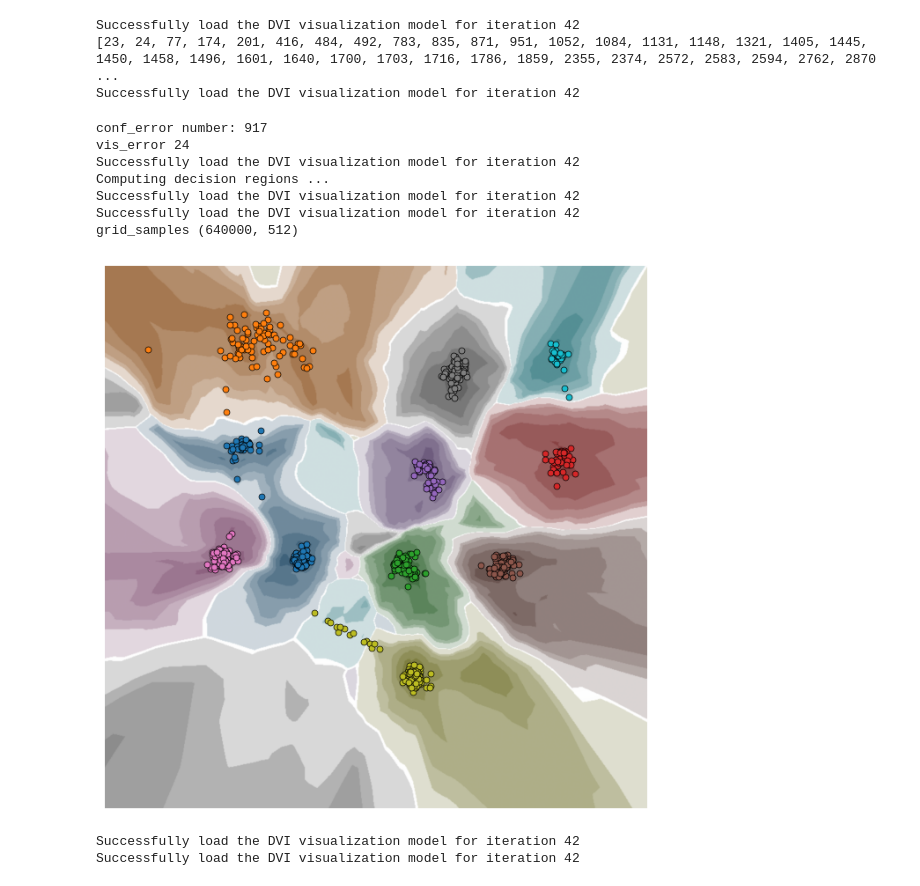
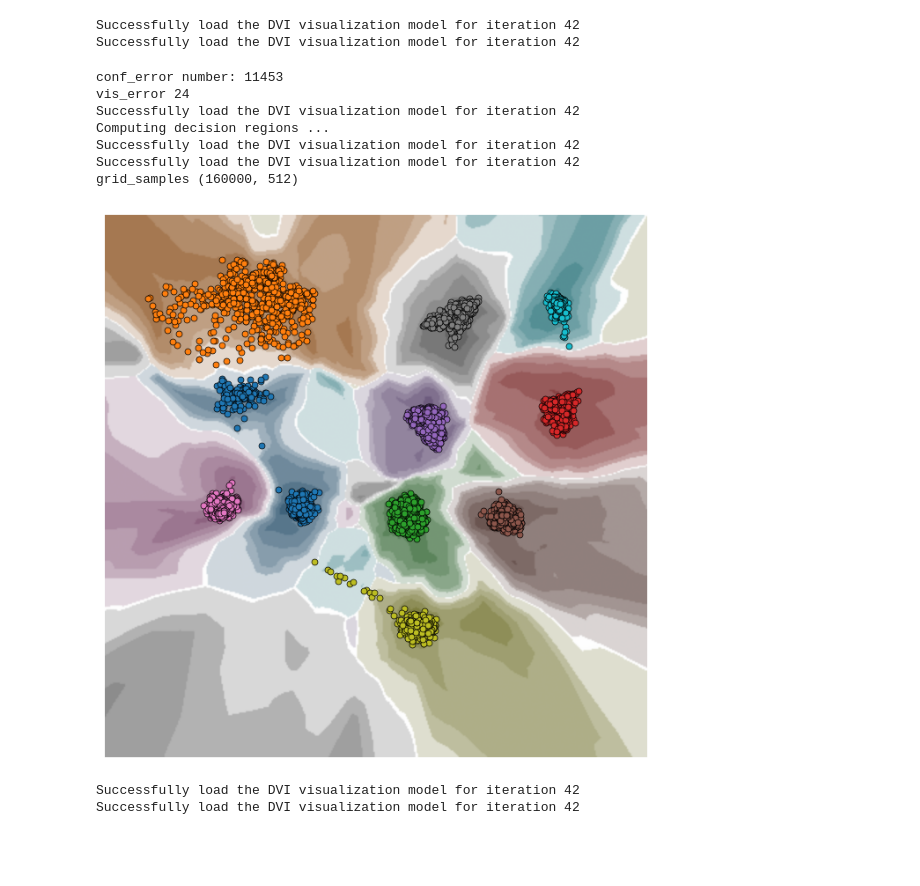
Before and after one commit to code-philia/Trustvis, a Jupyter notebook: freeze_decoder.ipynb, the cells around one changed output. Saved outputs shown, nothing was run; the diff lists cells and outputs as text; code cells hidden in the pictures; blank space fills up the shorter version.

```diff
--- a/freeze_decoder.ipynb
+++ b/freeze_decoder.ipynb
@@ -147,38 +147,37 @@ diff = (sort_preds[:, -1] - sort_preds[:, -2]) / (sort_preds[:, -1] - sort_preds
 inv = projector.batch_inverse(epoch, emb)
 inv_pred = data_provider.get_pred(epoch, inv)
 inv_sort_preds = np.sort(inv_pred, axis=1)
 inv_diff = (inv_sort_preds[:, -1] - inv_sort_preds[:, -2]) / (inv_sort_preds[:, -1] - inv_sort_preds[:, 0])
 conf_error = []
 for i in range(len(diff)):
-    if abs(diff[i] - inv_diff[i]) > 0.2:
+    if abs(diff[i] - inv_diff[i]) > 0.1:
         conf_error.append(i)
 print("conf_error number:", len(conf_error))
 # from singleVis.eval.evaluate import *
 # val = evaluate_proj_nn_perseverance_knn(train_data, emb, n_neighbors=15, metric="euclidean")
 from singleVis.visualizer import visualizer
 now = time.strftime("%Y-%m-%d-%H_%M_%S", time.localtime(time.time()))
 k=0
 inv_pred_Res = inv_pred.argmax(axis=1)
 for i in range(len(inv_pred_Res)):
     if inv_pred_Res[i] != new_pred_Res[i]:
         k=k+1
 print("vis_error",k)
-vis = visualizer(data_provider, projector, 800, "tab10")
+vis = visualizer(data_provider, projector, 400, "tab10")
 vis.savefig_custom(epoch, path=os.path.join(save_dir, "{}_{}_{}_{}.png".format(DATASET, epoch, VIS_METHOD,now)),
             pred=new_pred_Res[conf_error],
             train_labels=new_pred_Res[conf_error],
             embedding=emb[conf_error])
 # %% [output]
 Successfully load the DVI visualization model for iteration 42
-[23, 24, 77, 174, 201, 416, 484, 492, 783, 835, 871, 951, 1052, 1084, 1131, 1148, 1321, 1405, 1445, 1450, 1458, 1496, 1601, 1640, 1700, 1703, 1716, 1786, 1859, 2355, 2374, 2572, 2583, 2594, 2762, 2870 ...
 Successfully load the DVI visualization model for iteration 42
-conf_error number: 917
+conf_error number: 11453
 vis_error 24
 Successfully load the DVI visualization model for iteration 42
 Computing decision regions ...
 Successfully load the DVI visualization model for iteration 42
 Successfully load the DVI visualization model for iteration 42
-grid_samples (640000, 512)
+grid_samples (160000, 512)
-[figure, old version]
+[figure, new version]
 # %%
 ##### get_wrong_conf_2d region grids:
```
Also changed, not shown: parts of 3 cells of this notebook, 3 other files.
